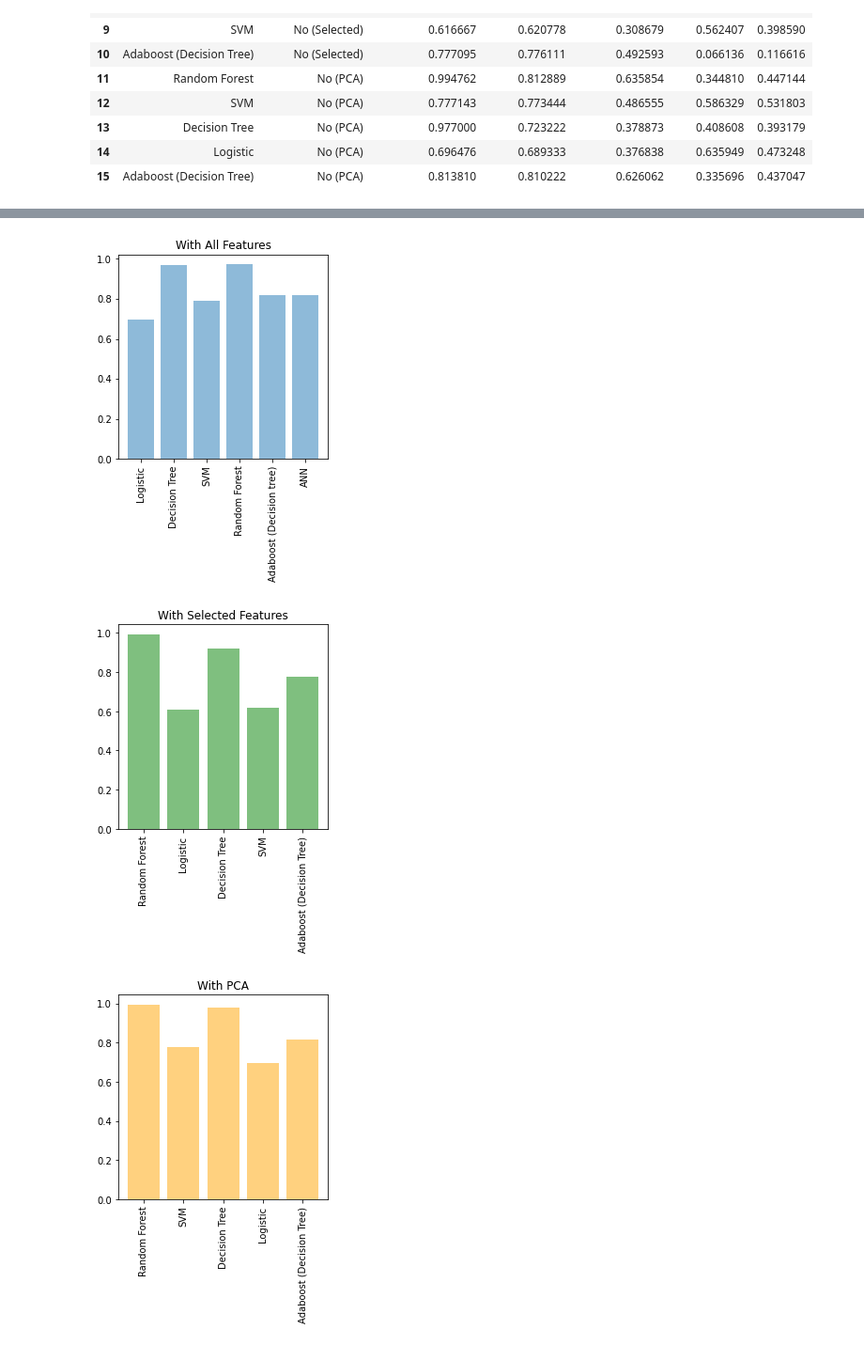
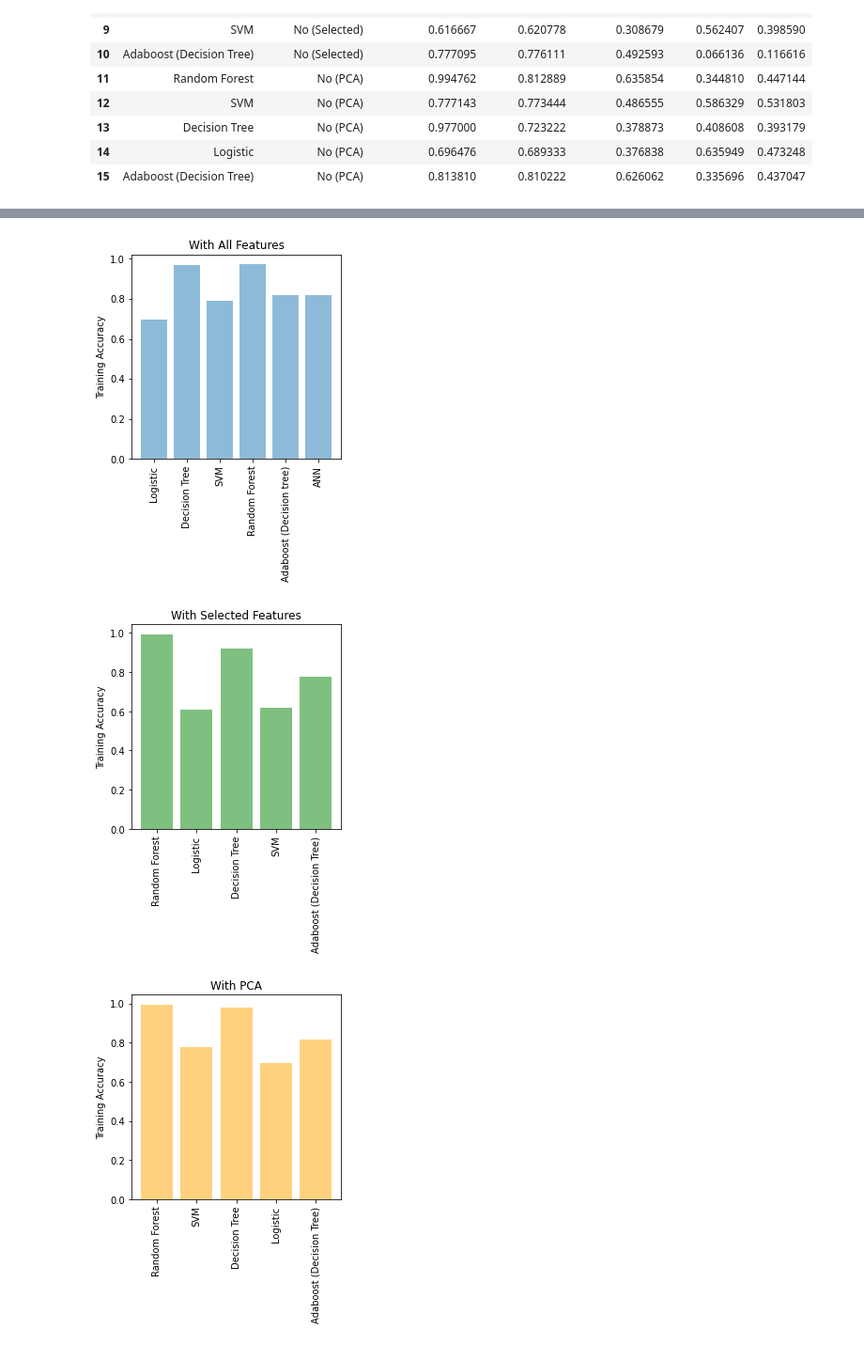
Before and after one commit to mihir70/Credit-Card-Prediction, a Jupyter notebook: Default.ipynb, the cells around one changed output, grey strips where cells are left out. Shown at 94% size. Drawn from its saved outputs; the diff is of its cells as text; code cells hidden in the pictures.

```diff
--- a/Default.ipynb
+++ b/Default.ipynb
@@ -1283,26 +1286,29 @@ plt.show()
 # %%
 fig,ax=plt.subplots()
 fig.set_size_inches(4,4)
 ax.bar(all['Name'],all['Training Accuracy'],alpha=0.5)
 ax.set_xticklabels(all['Name'],rotation=90)
 ax.set_title("With All Features")
+ax.set_ylabel("Training Accuracy")
 plt.show()
 fig,ax=plt.subplots()
 fig.set_size_inches(4,4)
 ax.bar(partial['Name'],partial['Training Accuracy'],alpha=0.5,color='g')
 ax.set_xticklabels(partial['Name'],rotation=90)
 ax.set_title("With Selected Features")
+ax.set_ylabel("Training Accuracy")
 plt.show()
 fig,ax=plt.subplots()
 fig.set_size_inches(4,4)
 ax.bar(withpca['Name'],withpca['Training Accuracy'],alpha=0.5,color='orange')
 ax.set_xticklabels(withpca['Name'],rotation=90)
 ax.set_title("With PCA")
+ax.set_ylabel("Training Accuracy")
 plt.show()
 # %% [output]
-[figure, old version]
+[figure, new version]
-[figure, old version]
+[figure, new version]
-[figure, old version]
+[figure, new version]
 # %%
 fig,ax=plt.subplots()
 fig.set_size_inches(4,4)
```
Also changed, not shown: parts of 4 cells of this notebook.
